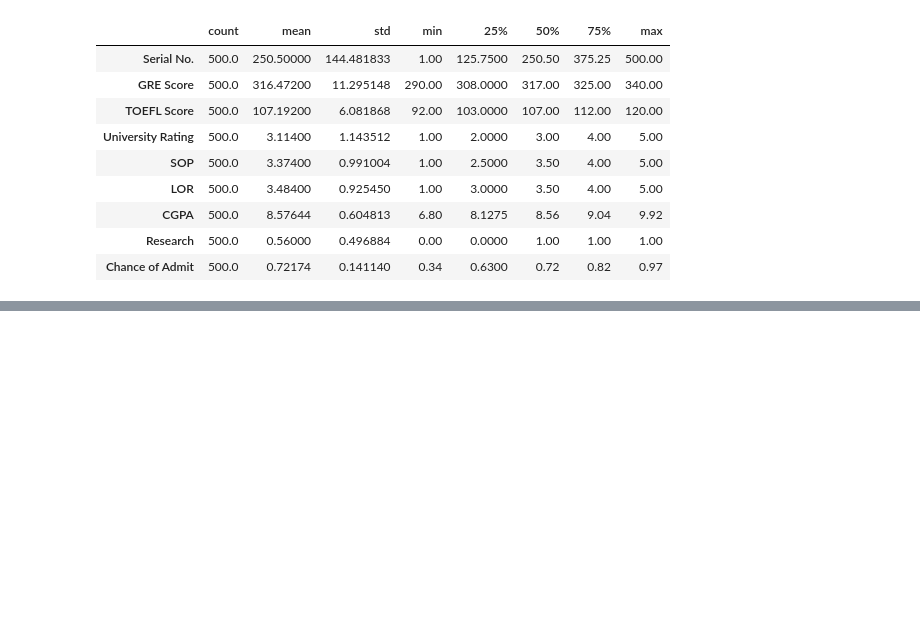
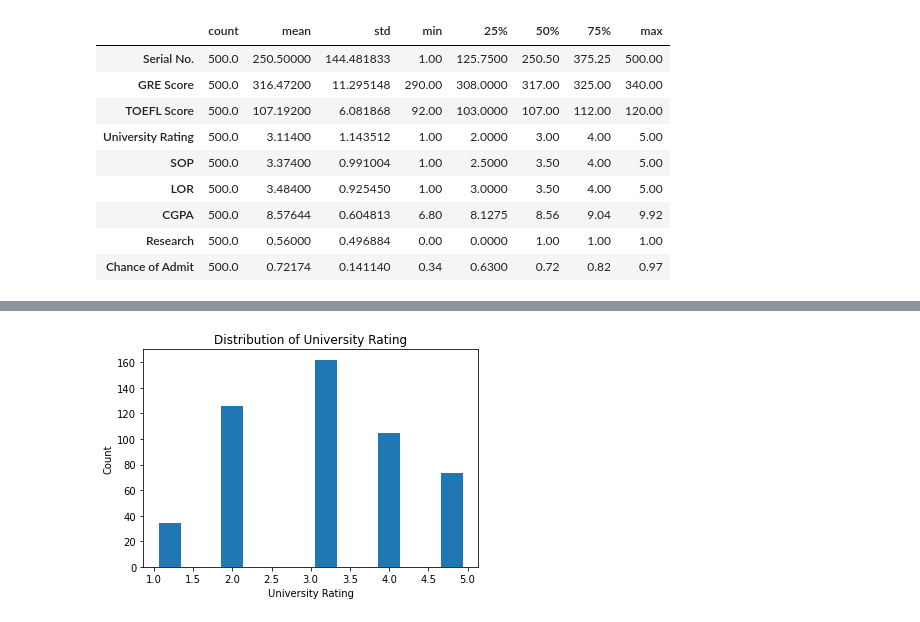
Before and after one commit to soujanyareddy1256/CSE_720001.202320, a Jupyter notebook: Project/soujanya/project_code_720.ipynb, the cells around one changed output, grey strips where cells are left out. Cells and saved outputs as stored; diff of their text form; code cells hidden in the pictures; blank space fills up the shorter version.

```diff
--- a/Project/soujanya/project_code_720.ipynb
+++ b/Project/soujanya/project_code_720.ipynb
@@ -81,0 +141,9 @@ df.describe().T
+# %%
+# Visualizing the feature University rating
+fig = plt.hist(df['University Rating'], rwidth=0.7)
+plt.title('Distribution of University Rating')
+plt.xlabel('University Rating')
+plt.ylabel('Count')
+plt.show()
+# %% [output]
+[figure, added]
```
Also changed, not shown: parts of 13 cells of this notebook.
